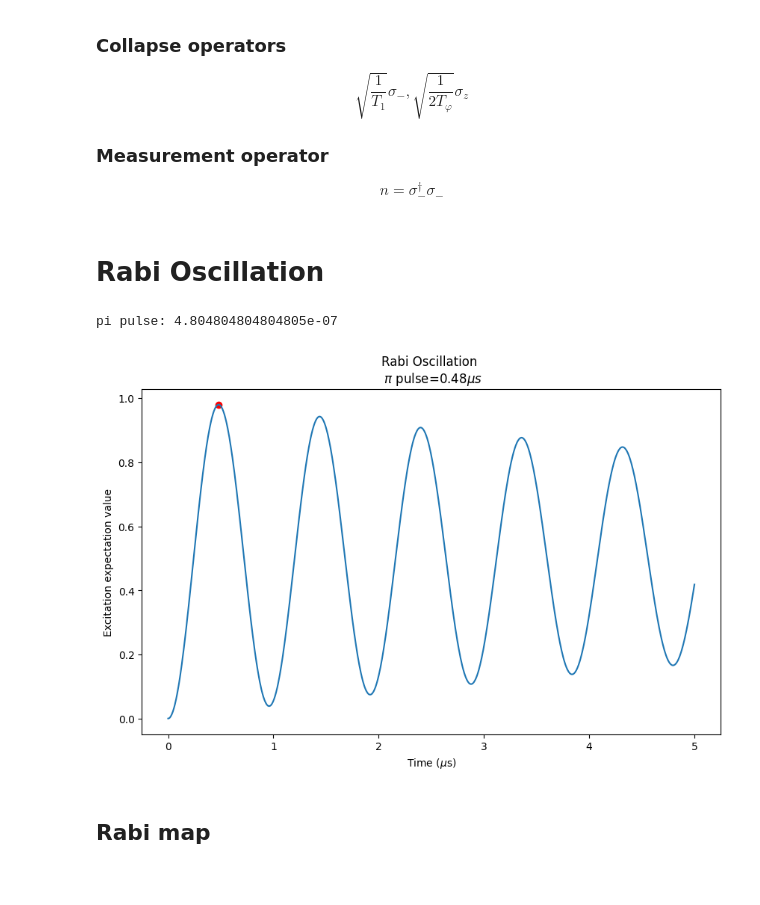
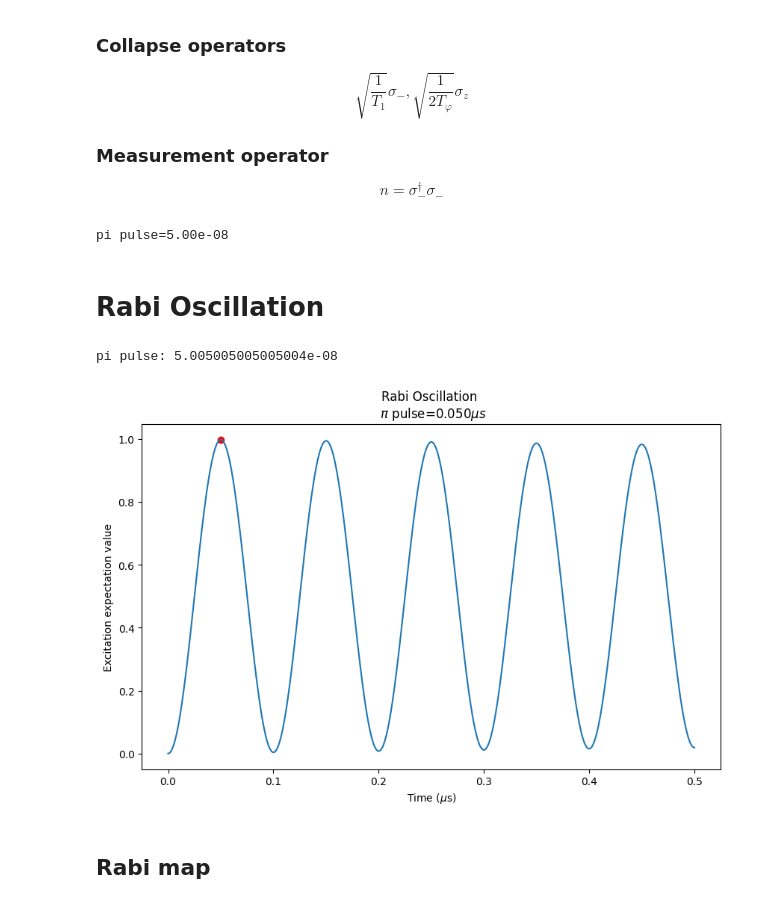
Before and after one commit to Danielgb23/superconducting_qubit_3, a Jupyter notebook: Daniel-simulation-qubit.ipynb, the cells around one changed output. Cells and saved outputs as stored; diff of their text form; code cells hidden in the pictures.

Commit message:
Changed some simulation parameters
Changed the parameters to figure out the problem with the Hahn Echo simulation

```diff
--- a/Daniel-simulation-qubit.ipynb
+++ b/Daniel-simulation-qubit.ipynb
@@ -47,13 +47,13 @@ $$\sqrt{\frac{1}{T_1}}\sigma_-, \sqrt{\frac{1}{2T_\varphi}}\sigma_z$$
 $$n=\sigma_-^\dagger\sigma_-$$
 # %%
 #parameters
-wq=5.0122e9 #qubit resonance frequency rad/s
-Ed=0.6550e7 #driving energy rad/s
+wq=1e9*2*np.pi #qubit resonance frequency rad/s
+Ed=10e6*2*np.pi #driving energy rad/s
 
 pi_pulse=np.pi/Ed
-
-T1=17.3e-6 #relaxation time
-T2=11e-6 #dephasing time
+print(f"pi pulse={pi_pulse:.2e}")
+T1=20e-6 #relaxation time
+T2=10e-6 #dephasing time
 
 #(T2 must be T2<=2T1)
 if T2>2*T1:
@@ -81,17 +81,19 @@ def c_ops(T1, T2):
   gamma_phi=1/T2-1/2/T1 #pure dephasing constant
   return [np.sqrt(1/T1)*sm,np.sqrt(gamma_phi/2)*sz]
   #return [np.sqrt(1/T1)*sm,np.sqrt(2*gamma_phi)*n] #same thing for dephasing but in different terms
+# %% [output]
+pi pulse=5.00e-08
 # %% [markdown]
 # Rabi Oscillation
 # %%
 #simulation
 #initial state
 psi0=qtp.basis(2,0)
-t=np.linspace(0,5e-6,1000)
+t=np.linspace(0,500e-9,1000)
 def rabi(Det):
-  #Detuned rabi oscillation
+  #Detuned rabi oscillation with Det in [Hz]
   #drive angular freq
-  wd=wq+Det
+  wd=wq+Det*2*np.pi
   #drive pulse
   def drive(t):
     return Ed*np.sin(wd*t)
@@ -107,19 +109,19 @@ res=rabi(0)
 i=np.argmax(res)
 print("pi pulse:", t[i])
 # %% [output]
-pi pulse: 4.804804804804805e-07
+pi pulse: 5.005005005005004e-08
 # %%
 # prompt: plot res
 
 fig, axes = plt.subplots(1, 1, figsize=(10,6))
 
 axes.scatter(t[i]*1e6,res[i],color="red") #pi pulse peak
 axes.plot(t*1e6, res)
 axes.set_xlabel('Time ($\mu$s)')
 axes.set_ylabel('Excitation expectation value')
-axes.set_title(f'Rabi Oscillation \n $\pi$ pulse={pi_pulse*1e6:.2f}$\mu s$');
+axes.set_title(f'Rabi Oscillation \n $\pi$ pulse={pi_pulse*1e6:.3f}$\mu s$');
 # %% [output]
-[figure, old version]
+[figure, new version]
 # %% [markdown]
 ## Rabi map
 # %%
```
Also changed, not shown: parts of 26 cells of this notebook.
